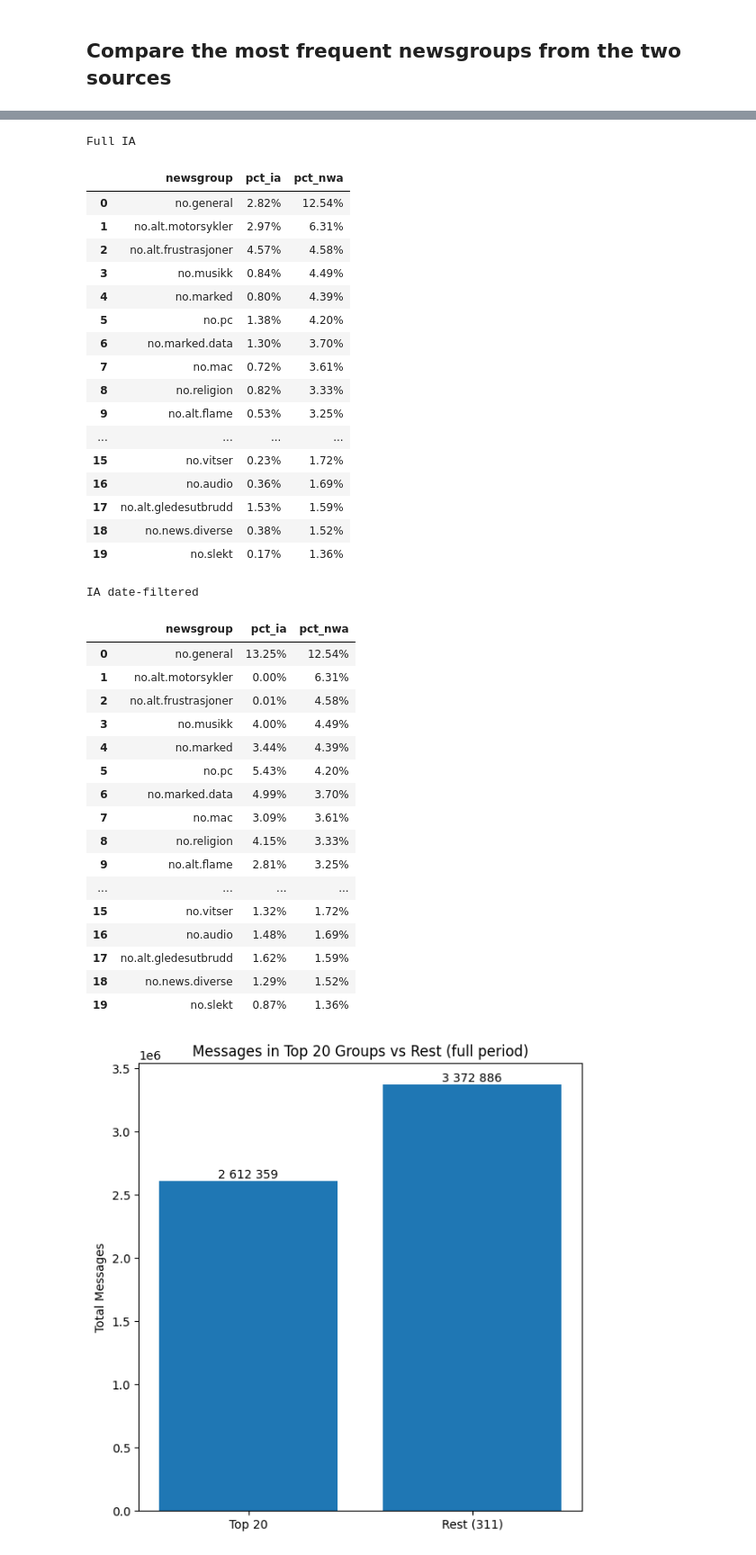
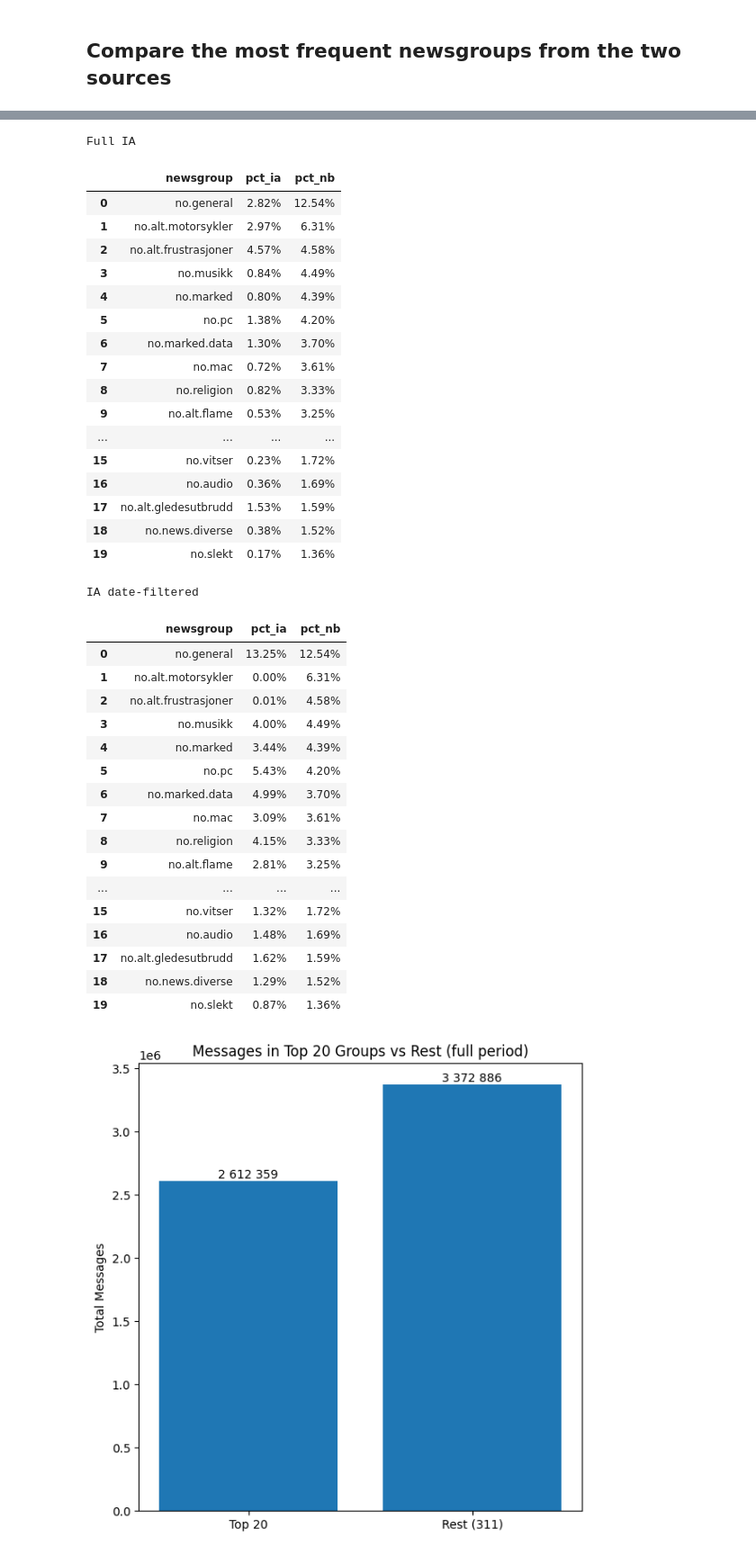
Before and after one commit to NationalLibraryOfNorway/norwegian_usenet, a Jupyter notebook: notebooks/messages_per_group.ipynb, the cells around one changed output, grey strips where cells are left out. Shown at 90% size. Saved outputs shown, nothing was run; the diff lists cells and outputs as text; code cells hidden in the pictures.

```diff
--- a/notebooks/messages_per_group.ipynb
+++ b/notebooks/messages_per_group.ipynb
@@ -17,7 +17,7 @@ def load_group_counts(path):
 
 ia_full = load_group_counts("../data/messages_per_group_ia.csv")
 ia_filtered = load_group_counts("../data/messages_per_group_ia_date_filtered.csv")
-df_nwa = load_group_counts("../data/messages_per_group_nwa.csv")
+df_nb = load_group_counts("../data/messages_per_group_nb.csv")
 ia_full.head(10)
 # %% [output]
 |  | newsgroup | message_count |
@@ -33,15 +33,15 @@ ia_full.head(10)
 | 277 | no.alt.diskusjoner | 119961 |
 # %%
 for label, df_ia in [("Full IA", ia_full), ("IA date-filtered", ia_filtered)]:
-    shared = set(df_ia["newsgroup"]) & set(df_nwa["newsgroup"])
+    shared = set(df_ia["newsgroup"]) & set(df_nb["newsgroup"])
     print(
         f"{label} — groups: {len(df_ia)}, total messages: {df_ia['message_count'].sum():,}"
     )
     print(f"  Groups in both: {len(shared)}")
     print(f"  IA only:        {len(set(df_ia['newsgroup']) - shared)}")
-    print(f"  NWA only:       {len(set(df_nwa['newsgroup']) - shared)}")
+    print(f"  NB only:       {len(set(df_nb['newsgroup']) - shared)}")
     print()
-print(f"NWA — groups: {len(df_nwa)}, total messages: {df_nwa['message_count'].sum():,}")
+print(f"NB — groups: {len(df_nb)}, total messages: {df_nb['message_count'].sum():,}")
 # %% [output]
 Full IA — groups: 331, total messages: 5,985,245
   Groups in both: 132
@@ -60,7 +60,7 @@ for ax, (label, df_ia) in zip(
     axes, [("1994-1997", ia_filtered), ("full period", ia_full)]
 ):
     venn2_fmt(
-        [set(df_nwa["newsgroup"]), set(df_ia["newsgroup"])],
+        [set(df_nb["newsgroup"]), set(df_ia["newsgroup"])],
         set_labels=("NB", "IA"),
         ax=ax,
         show_pct=False,
@@ -76,18 +76,16 @@ plt.show()
 ## Compare the most frequent newsgroups from the two sources
 # %%
 for label, df_ia in [("Full IA", ia_full), ("IA date-filtered", ia_filtered)]:
-    merged = df_ia.merge(df_nwa, on="newsgroup", suffixes=("_ia", "_nwa"))
+    merged = df_ia.merge(df_nb, on="newsgroup", suffixes=("_ia", "_nb"))
     merged["pct_ia"] = merged["message_count_ia"] / df_ia["message_count"].sum() * 100
-    merged["pct_nwa"] = (
-        merged["message_count_nwa"] / df_nwa["message_count"].sum() * 100
-    )
+    merged["pct_nb"] = merged["message_count_nb"] / df_nb["message_count"].sum() * 100
     result = (
-        merged[["newsgroup", "pct_ia", "pct_nwa"]]
+        merged[["newsgroup", "pct_ia", "pct_nb"]]
         .sort_values("pct_ia", ascending=False)
         .reset_index(drop=True)
     )
     result["pct_ia"] = result["pct_ia"].map("{:.2f}%".format)
-    result["pct_nwa"] = result["pct_nwa"].map("{:.2f}%".format)
+    result["pct_nb"] = result["pct_nb"].map("{:.2f}%".format)
     print(f"\n{label}")
     display(result.head(20))
 # %% [output]
@@ -129,23 +127,21 @@ IA date-filtered
 | 19 | no.ms-windows | 1.57% | 1.35% |
 # %%
 for label, df_ia in [("Full IA", ia_full), ("IA date-filtered", ia_filtered)]:
-    merged = df_ia.merge(df_nwa, on="newsgroup", suffixes=("_ia", "_nwa"))
+    merged = df_ia.merge(df_nb, on="newsgroup", suffixes=("_ia", "_nb"))
     merged["pct_ia"] = merged["message_count_ia"] / df_ia["message_count"].sum() * 100
-    merged["pct_nwa"] = (
-        merged["message_count_nwa"] / df_nwa["message_count"].sum() * 100
-    )
+    merged["pct_nb"] = merged["message_count_nb"] / df_nb["message_count"].sum() * 100
     result = (
-        merged[["newsgroup", "pct_ia", "pct_nwa"]]
-        .sort_values("pct_nwa", ascending=False)
+        merged[["newsgroup", "pct_ia", "pct_nb"]]
+        .sort_values("pct_nb", ascending=False)
         .reset_index(drop=True)
     )
     result["pct_ia"] = result["pct_ia"].map("{:.2f}%".format)
-    result["pct_nwa"] = result["pct_nwa"].map("{:.2f}%".format)
+    result["pct_nb"] = result["pct_nb"].map("{:.2f}%".format)
     print(f"\n{label}")
     display(result.head(20))
 # %% [output]
 Full IA
-|  | newsgroup | pct_ia | pct_nwa |
+|  | newsgroup | pct_ia | pct_nb |
 | 0 | no.general | 2.82% | 12.54% |
 | 1 | no.alt.motorsykler | 2.97% | 6.31% |
 | 2 | no.alt.frustrasjoner | 4.57% | 4.58% |
@@ -163,7 +159,7 @@ Full IA
 | 18 | no.news.diverse | 0.38% | 1.52% |
 | 19 | no.slekt | 0.17% | 1.36% |
 IA date-filtered
-|  | newsgroup | pct_ia | pct_nwa |
+|  | newsgroup | pct_ia | pct_nb |
 | 0 | no.general | 13.25% | 12.54% |
 | 1 | no.alt.motorsykler | 0.00% | 6.31% |
 | 2 | no.alt.frustrasjoner | 0.01% | 4.58% |
```
Also changed, not shown: parts of 5 cells of this notebook, 38 other files.
